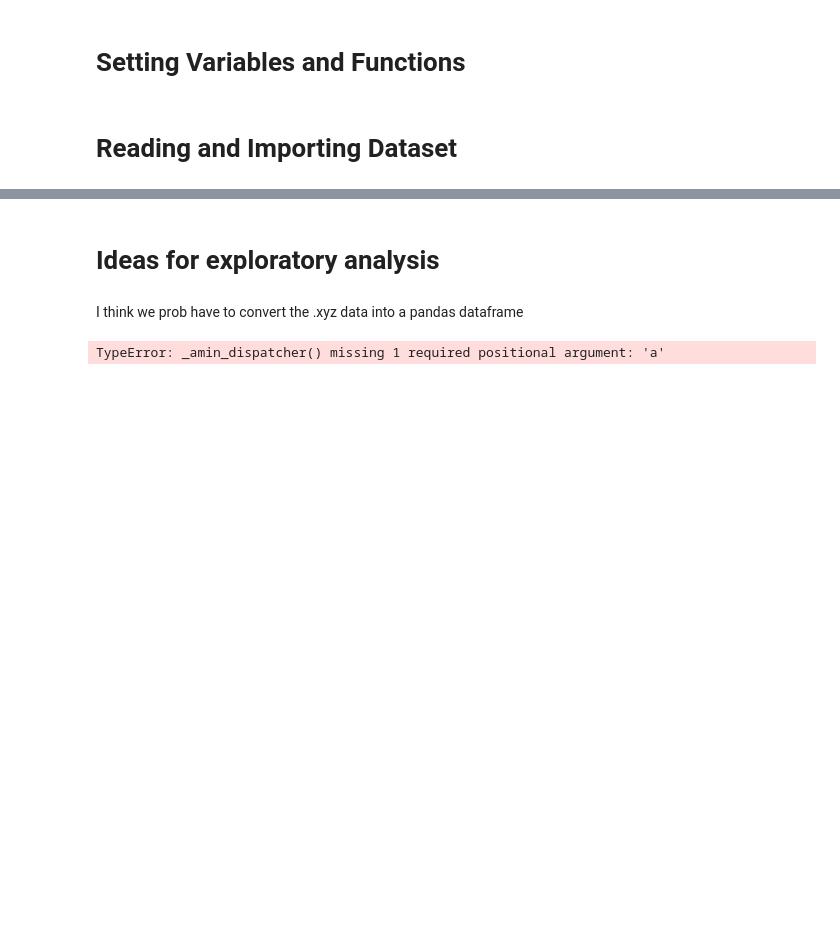
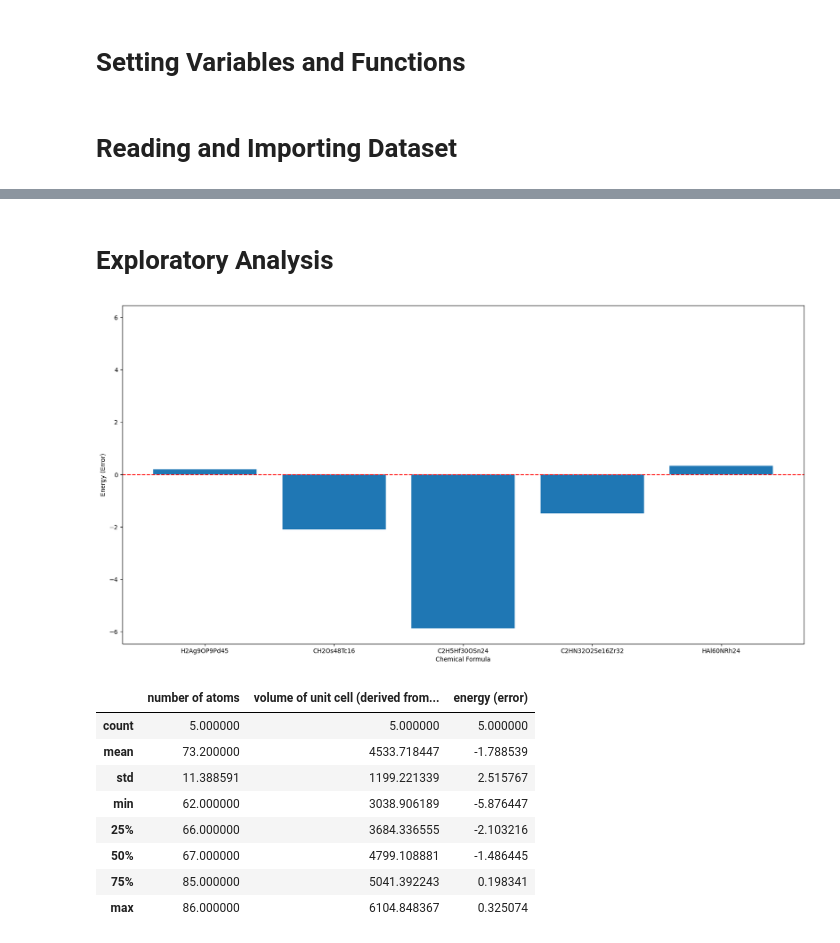
Before and after one commit to kimolijones/A-Star-is-born, a Jupyter notebook: main.ipynb, the cells around one changed output, grey strips where cells are left out. Saved outputs shown, nothing was run; the diff lists cells and outputs as text; code cells hidden in the pictures; blank space fills up the shorter version.

```diff
--- a/main.ipynb
+++ b/main.ipynb
@@ -17,3 +14,17 @@ def hello_world():
+# %%
+def sort_df(df, sort_method):
+    df_sorted = df.sort_values(by=[sort_method])
+
+    plt.figure(figsize=(20,10))
+    plt.xlabel("Chemical Formula")
+    plt.ylabel("Energy (Error)")
+    plt.ylim(-1.1*df["energy (error)"].abs().max(), 1.1*df["energy (error)"].abs().max())
+    plt.bar(df_sorted['chemical formula'], df_sorted['energy (error)'])
+    plt.axhline(y=0, color='r', linestyle='--')
+
+    plt.show()
+
+    display(df.describe())
 # %% [markdown]
 # Reading and Importing Dataset
 # %%
@@ -23,11 +34,14 @@ df = pd.DataFrame(dataset_list)
 df["number of atoms"] = [dataset_list[i].get_global_number_of_atoms() for i in range(len(dataset_list))]
 df["chemical formula"] = [dataset_list[i].get_chemical_formula() for i in range(len(dataset_list))]
 df["Lattice (unit cell with three vectors)"] = [dataset_list[i].get_cell()[:] for i in range(len(dataset_list))]
+df["volume of unit cell (derived from Lattice)"] = [dataset_list[i].get_cell().volume for i in range(len(dataset_list))]
 df["energy (error)"] = [dataset_list[i].info["energy"] for i in range(len(dataset_list))]
 # Properties part not impt; pbc is "T T T" for all
 
 display(df.head())
-print(df[0][0])
-print(df[0][0].symbol)
-print(df[0][0].position)
+
+# possible way of extracting data out from Atom object
+# print(df[0][0])
+# print(df[0][0].symbol)
+# print(df[0][0].position)
 # %% [output]
@@ -45,11 +55,15 @@ Al
-# %% [markdown]
-# Ideas for exploratory analysis
-# %% [markdown]
-I think we prob have to convert the .xyz data into a pandas dataframe
-# %%
-np.min()
-np.max()
-np.mean()
-df.describe()
-# %% [output]
-TypeError: _amin_dispatcher() missing 1 required positional argument: 'a'
+# %% [markdown]
+# Exploratory Analysis
+# %%
+sort_df(df, "volume of unit cell (derived from Lattice)")
+# %% [output]
+[figure, added]
+|  | number of atoms | volume of unit cell (derived from... | energy (error) |
+| count | 5.000000 | 5.000000 | 5.000000 |
+| mean | 73.200000 | 4533.718447 | -1.788539 |
+| std | 11.388591 | 1199.221339 | 2.515767 |
+| min | 62.000000 | 3038.906189 | -5.876447 |
+| 25% | 66.000000 | 3684.336555 | -2.103216 |
+| 50% | 67.000000 | 4799.108881 | -1.486445 |
+| 75% | 85.000000 | 5041.392243 | 0.198341 |
+| max | 86.000000 | 6104.848367 | 0.325074 |
```
Also changed, not shown: parts of 2 cells of this notebook.
